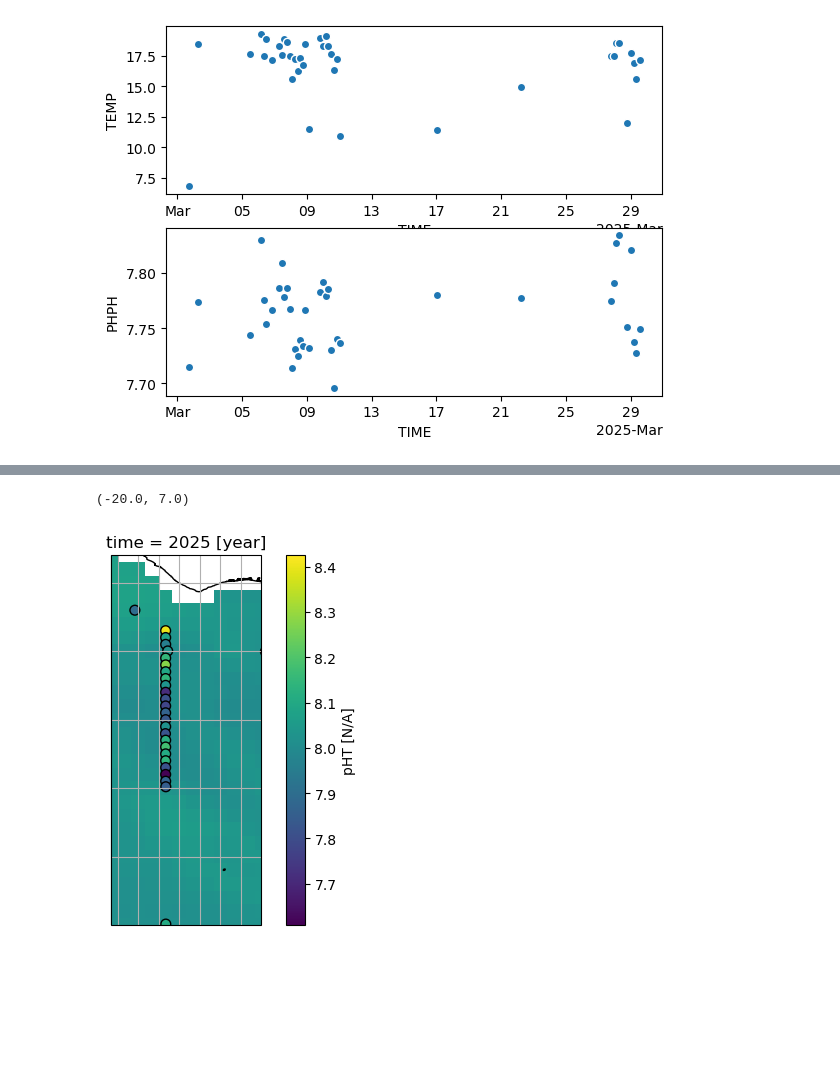
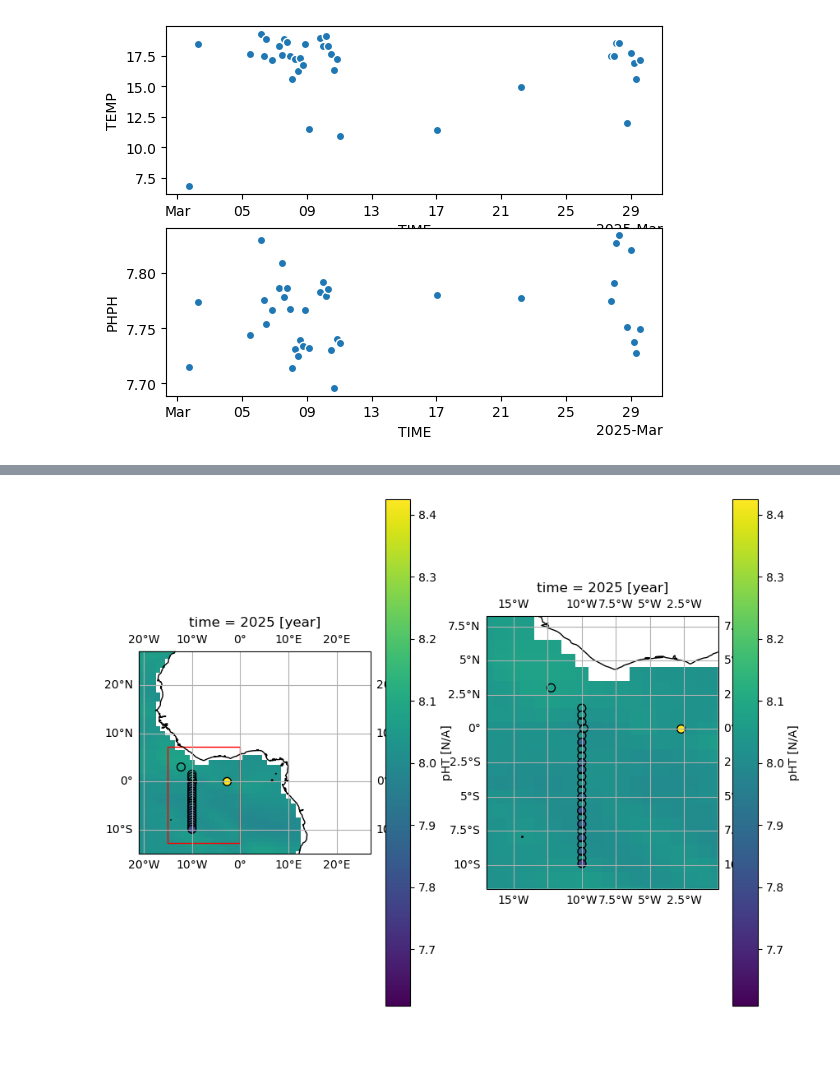
Before and after one commit to jaimeeian/CISP_Chaac-OA, a Jupyter notebook: CMA_workbook.ipynb, the cells around one changed output, grey strips where cells are left out. Cells and saved outputs as stored; diff of their text form; code cells hidden in the pictures; blank space fills up the shorter version.

```diff
--- a/CMA_workbook.ipynb
+++ b/CMA_workbook.ipynb
@@ -130,7 +131,7 @@ fCO2_anom.mean(dim=['lat', 'lon']).plot(ax=axs[2])
 # Now we want to recreate this for our areas of interest
 # %%
 #Define bounds for areas of interest
-WA_lims = {'lat':(0, 27), 'lon':(-21, 27)}
+WA_lims = {'lat':(-15, 27), 'lon':(-21, 27)}
 
 #Create new DataArrays with the area of interest selected
 pH_WA = pH_global.where((pH_global.lat > WA_lims['lat'][0]) & (pH_global.lat < WA_lims['lat'][1]) & (pH_global.lon > WA_lims['lon'][0]) & (pH_global.lon < WA_lims['lon'][1]))
@@ -398,0 +433,6 @@ pH_global.interp(time=2025, kwargs={"fill_value": "extrapolate"}).plot(ax=ax, tr
+# %%
+FR35_center = {
+    "lat": np.median(FR35.LATITUDE.values),
+    "lon": np.median(FR35.LONGITUDE.values)
+}
+FR35_center
@@ -399,16 +441,39 @@ pH_global.interp(time=2025, kwargs={"fill_value": "extrapolate"}).plot(ax=ax, tr
 # %%
 # Here we plot the buoy data as a scatter plot on top of the previous plot, color coded by the depth-averaged pH values
 
-ax = plt.subplot(projection=ccrs.PlateCarree())
-ax.coastlines()
-ax.gridlines()
-pH_global.interp(time=2025, kwargs={"fill_value": "extrapolate"}).plot(ax=ax, transform=ccrs.PlateCarree())
-ax.scatter(x = FR35.LONGITUDE, y = FR35.LATITUDE, c = FR35.PHPH.mean(dim="DEPTH"), s=50, edgecolors='black')
+
+fig, axs = plt.subplots(nrows = 1, ncols = 2, figsize = (10, 8), subplot_kw=dict(projection=ccrs.PlateCarree()))
+axs[0].coastlines()
+axs[0].gridlines(draw_labels=True)
+axs[1].coastlines()
+axs[1].gridlines(draw_labels=True)
+
+pH_global.interp(time=2025, kwargs={"fill_value": "extrapolate"}).plot(ax=axs[0], transform=ccrs.PlateCarree())
+axs[0].scatter(x = FR35.LONGITUDE, y = FR35.LATITUDE, c = FR35.PHPH.isel(DEPTH=0), s=50, edgecolors='black')
+
+axs[0].add_patch(mpatches.Rectangle(xy = (FR35_center["lon"] - 5, FR35_center["lat"] - 11),
+                                    width=15,
+                                    height=20,
+                                    facecolor='none',
+                                    edgecolor='r',
+                                    transform=ccrs.PlateCarree()
+                                   )
+                )
+
+pH_global.interp(time=2025, kwargs={"fill_value": "extrapolate"}).plot(ax=axs[1], transform=ccrs.PlateCarree())
+axs[1].scatter(x = FR35.LONGITUDE, y = FR35.LATITUDE, c = FR35.PHPH.isel(DEPTH=0), s=50, edgecolors='black')
+
 
 # The previously defined coordinates encompassing the West African region serves as a basis for the focus region for this plot.
-# Minor adjustments are made to focus the buoy data
-ax.set_xlim([WA_lims['lon'][0]+7, WA_lims['lon'][1]-30])
-ax.set_ylim([WA_lims['lat'][0]-20, WA_lims['lat'][1]-20])
+# Minor adjustments are made to focus the buoy data.
+
+axs[0].set_xlim([WA_lims['lon'][0], WA_lims['lon'][1]])
+axs[0].set_ylim([WA_lims['lat'][0], WA_lims['lat'][1]])
+
+axs[1].set_xlim(FR35_center["lon"] - 7, FR35_center["lon"] + 10)
+axs[1].set_ylim(FR35_center["lat"] - 10, FR35_center["lat"] + 10)
+plt.show()
 # %% [output]
-(-20.0, 7.0)
-[figure, old version]
+[figure, new version]
+# %% [markdown]
+##
```
Also changed, not shown: parts of 35 cells of this notebook, 4 other files.
